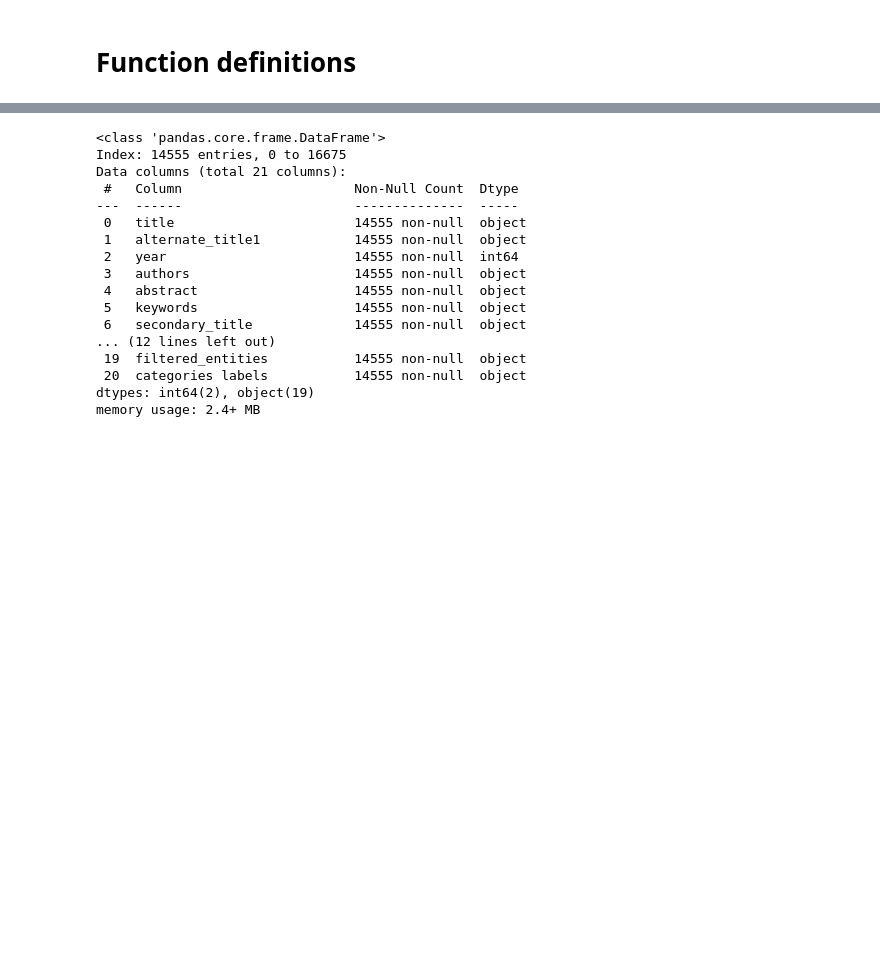
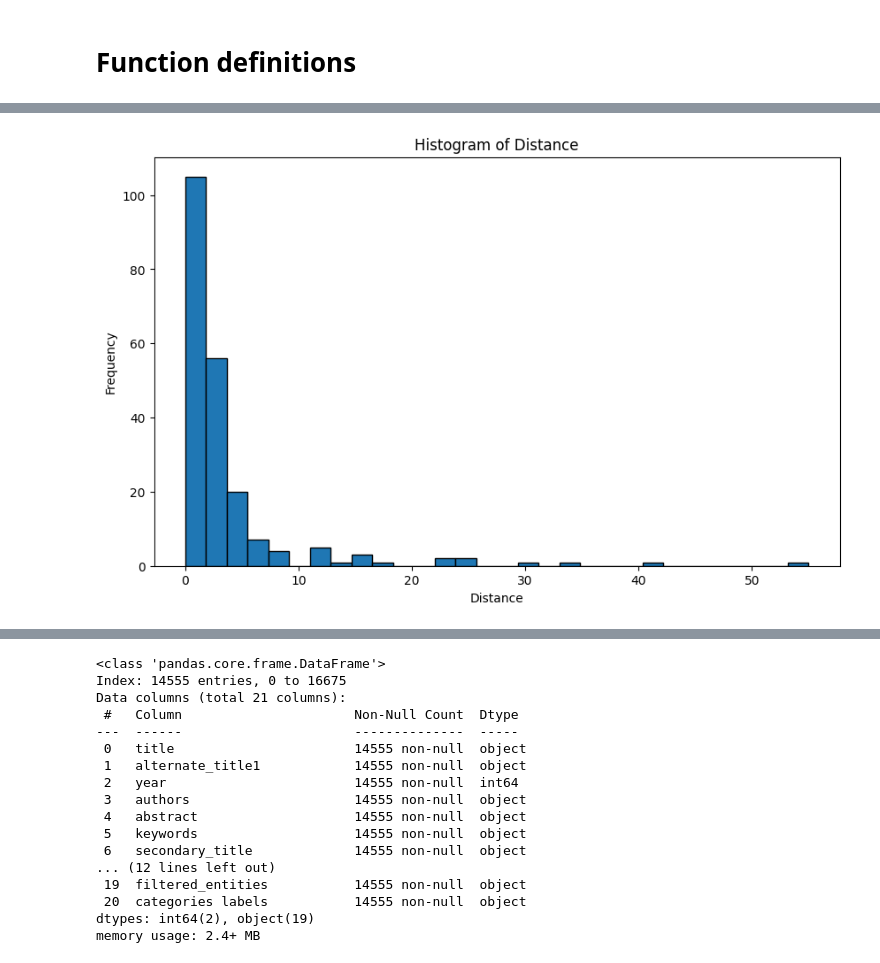
Before and after one commit to olalepek/Text-Mining---Agriculture, a Jupyter notebook: Agriculture_Tweet_Text_Mining_and_Sentimental_analysis.ipynb, the cells around one changed output, grey strips where cells are left out. Cells and saved outputs as stored; diff of their text form; code cells hidden in the pictures; blank space fills up the shorter version.

```diff
--- a/Agriculture_Tweet_Text_Mining_and_Sentimental_analysis.ipynb
+++ b/Agriculture_Tweet_Text_Mining_and_Sentimental_analysis.ipynb
@@ -228,0 +425,5 @@ set_entity_ruler (excel_terms, rules_sheet, add_pattern, dataset, column_to_anal
+# %%
+techniques_labels = ['NO TILLAGE', 'MINIMUM TILLAGE']
+data['MT/NT'] = data['ents_tuple'].apply(lambda x: filter_label( x, interested_labels=techniques_labels))
+# %%
+positive_SOC_NT = data[data['All_SOC_Increase'].str.len() > 2]
@@ -228,0 +450,2 @@ set_entity_ruler (excel_terms, rules_sheet, add_pattern, dataset, column_to_anal
+# %%
+positive_SOC_NT = positive_SOC_NT[positive_SOC_NT['MT/NT'].apply(lambda x: len(x) > 0)]
@@ -228,0 +511,2 @@ set_entity_ruler (excel_terms, rules_sheet, add_pattern, dataset, column_to_anal
+# %%
+positive_SOC_NT_distance = calculate_label_distance(positive_SOC_NT, 'ents_tuple', 'SOC', 'MINIMUM TILLAGE')
@@ -228,0 +533,14 @@ set_entity_ruler (excel_terms, rules_sheet, add_pattern, dataset, column_to_anal
+# %%
+column_name = 'distance_between_SOC_and_MINIMUM TILLAGE'  # Ensure 'distance' is the correct column name in your DataFrame
+plt.figure(figsize=(10, 6))
+plt.hist(positive_SOC_NT_distance['distance_between_SOC_and_MINIMUM TILLAGE'], bins=30, edgecolor='black')
+
+# Step 3: Customize the plot
+plt.title('Histogram of Distance')
+plt.xlabel('Distance')
+plt.ylabel('Frequency')
+
+# Step 4: Display the plot
+plt.show()
+# %% [output]
+[figure, added]
```
Also changed, not shown: parts of 67 cells of this notebook.
